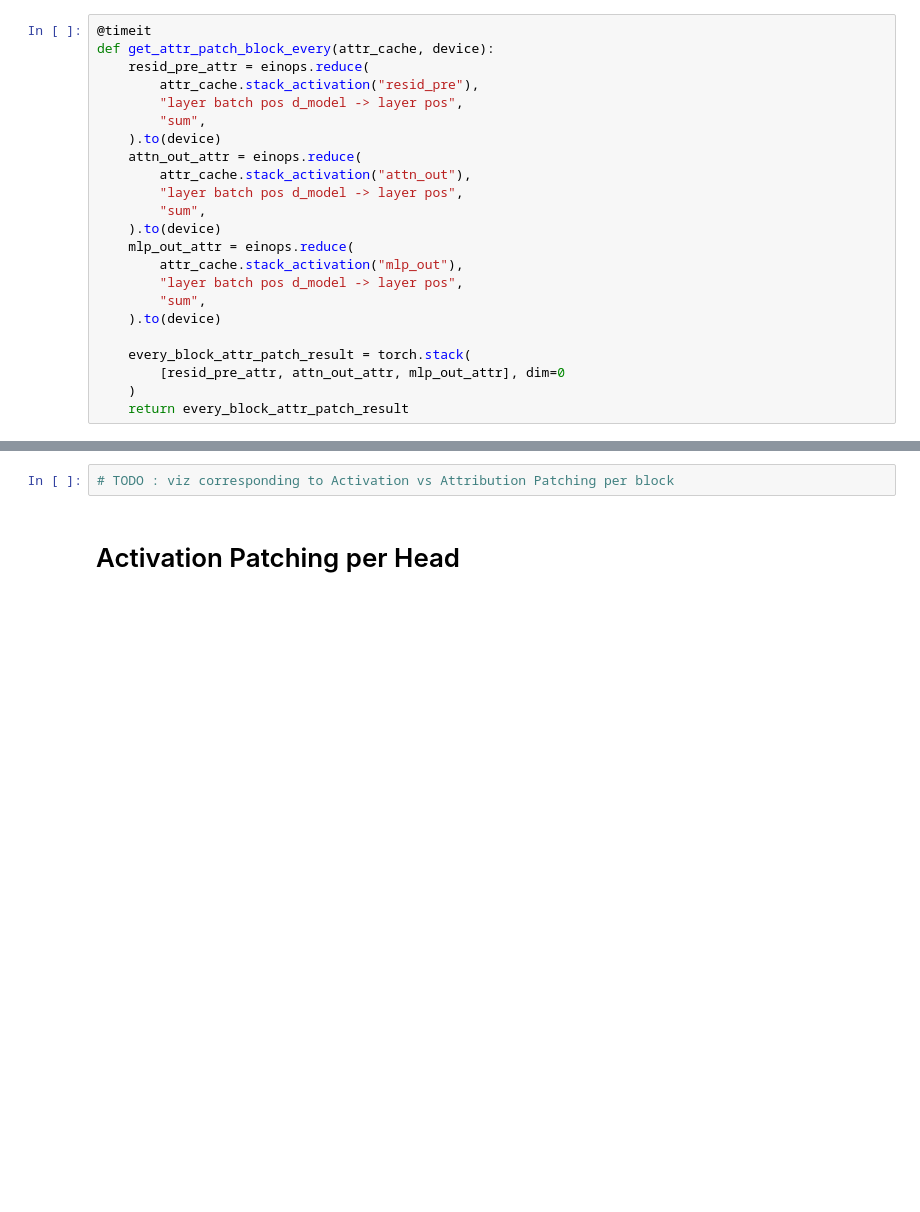
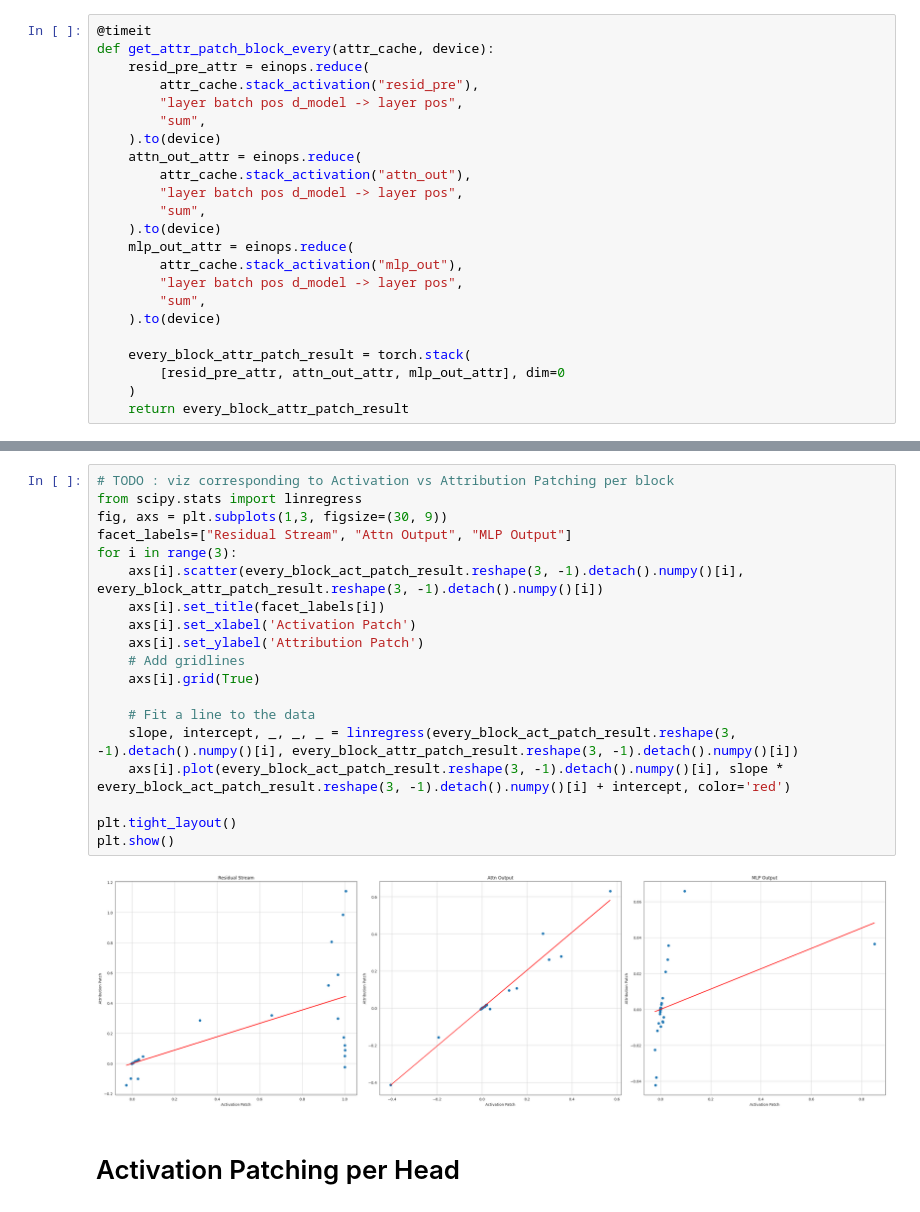
Before and after one commit to NainaniJatinZ/MechInterpCodeLLMs, a Jupyter notebook: experiments/InfoRetrieval/AttributionPatching_viz.ipynb, the cells around one changed output, grey strips where cells are left out. Saved outputs shown, nothing was run; the diff lists cells and outputs as text; blank space fills up the shorter version.

```diff
--- a/experiments/InfoRetrieval/AttributionPatching_viz.ipynb
+++ b/experiments/InfoRetrieval/AttributionPatching_viz.ipynb
@@ -1016,5 +1028,24 @@ GPU 0: 12207.00 MB  Allocated: 1276.02 MB  Reserved: 1740.00 MB
 # %%
 # TODO : viz corresponding to Activation vs Attribution Patching per block
+from scipy.stats import linregress
+fig, axs = plt.subplots(1,3, figsize=(30, 9))
+facet_labels=["Residual Stream", "Attn Output", "MLP Output"]
+for i in range(3):
+    axs[i].scatter(every_block_act_patch_result.reshape(3, -1).detach().numpy()[i], every_block_attr_patch_result.reshape(3, -1).detach().numpy()[i])
+    axs[i].set_title(facet_labels[i])
+    axs[i].set_xlabel('Activation Patch')
+    axs[i].set_ylabel('Attribution Patch')
+    # Add gridlines
+    axs[i].grid(True)
+
+    # Fit a line to the data
+    slope, intercept, _, _, _ = linregress(every_block_act_patch_result.reshape(3, -1).detach().numpy()[i], every_block_attr_patch_result.reshape(3, -1).detach().numpy()[i])
+    axs[i].plot(every_block_act_patch_result.reshape(3, -1).detach().numpy()[i], slope * every_block_act_patch_result.reshape(3, -1).detach().numpy()[i] + intercept, color='red')
+
+plt.tight_layout()
+plt.show()
+# %% [output]
+[figure, added]
 # %% [markdown]
 # Activation Patching per Head
 # %%
```
Also changed, not shown: parts of 15 cells of this notebook.
